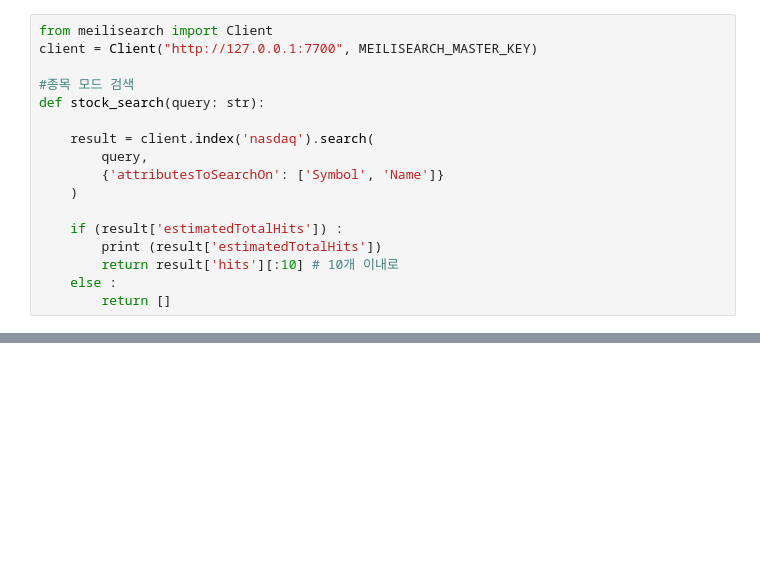
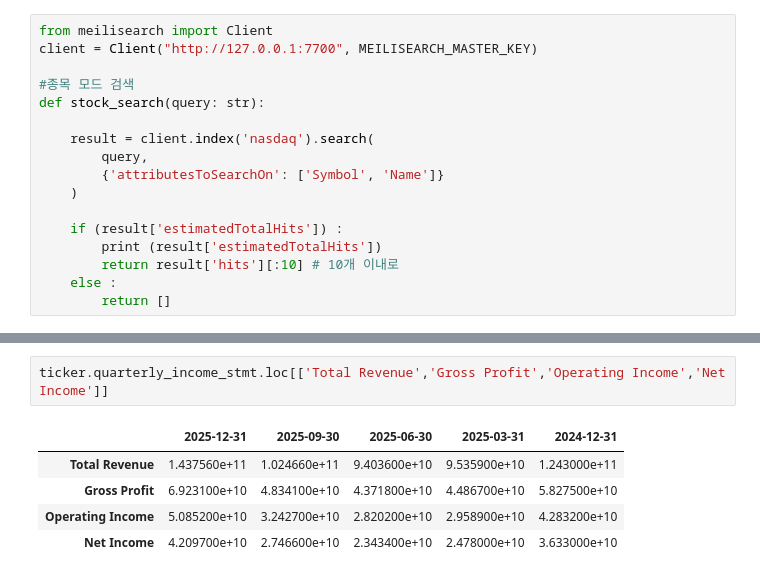
Before and after one commit to cherrima/hipython, a Jupyter notebook: v0_investreport/notebooks/module_test.ipynb, the cells around one changed output, grey strips where cells are left out. Drawn from its saved outputs; the diff is of its cells as text; blank space fills up the shorter version.

```diff
--- a/v0_investreport/notebooks/module_test.ipynb
+++ b/v0_investreport/notebooks/module_test.ipynb
@@ -49,0 +124,8 @@ results['estimatedTotalHits']
+# %%
+ticker.quarterly_income_stmt.loc[['Total Revenue','Gross Profit','Operating Income','Net Income']]
+# %% [output]
+|  | 2025-12-31 | 2025-09-30 | 2025-06-30 | 2025-03-31 | 2024-12-31 |
+| Total Revenue | 1.437560e+11 | 1.024660e+11 | 9.403600e+10 | 9.535900e+10 | 1.243000e+11 |
+| Gross Profit | 6.923100e+10 | 4.834100e+10 | 4.371800e+10 | 4.486700e+10 | 5.827500e+10 |
+| Operating Income | 5.085200e+10 | 3.242700e+10 | 2.820200e+10 | 2.958900e+10 | 4.283200e+10 |
+| Net Income | 4.209700e+10 | 2.746600e+10 | 2.343400e+10 | 2.478000e+10 | 3.633000e+10 |
```
Also changed, not shown: parts of 11 cells of this notebook, 5 other files.
